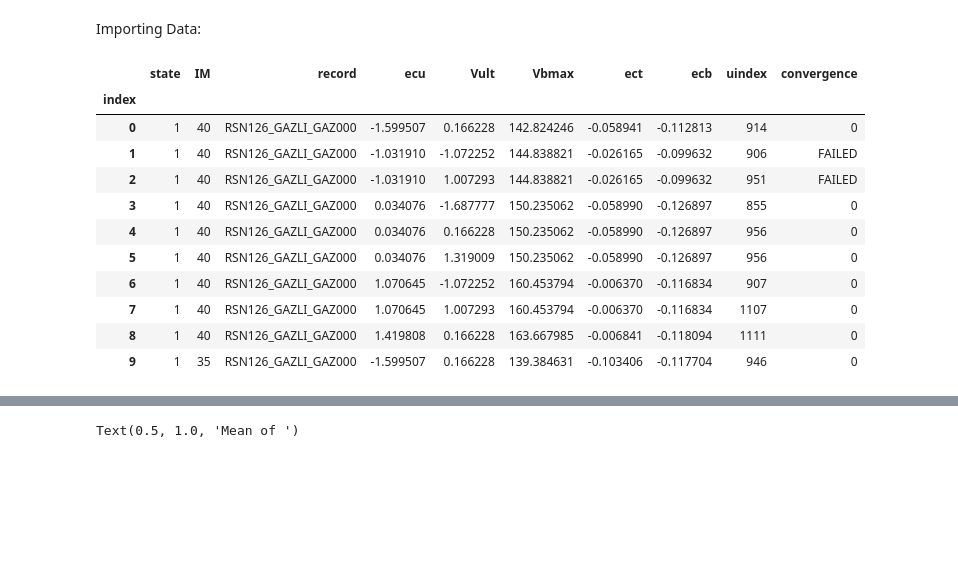
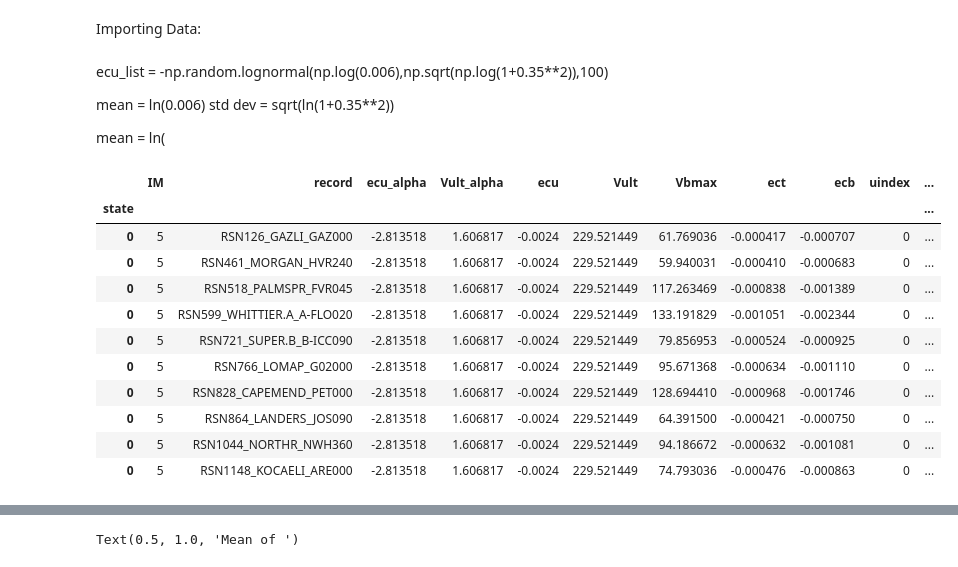
Before and after one commit to mtareqsoliman/msthesis, a Jupyter notebook: 9CCM_10202022.ipynb, the cells around one changed output, grey strips where cells are left out. Cells and saved outputs as stored; diff of their text form; code cells hidden in the pictures; blank space fills up the shorter version.

```diff
--- a/9CCM_10202022.ipynb
+++ b/9CCM_10202022.ipynb
@@ -18,35 +18,43 @@ import scipy.optimize as spo
 from matplotlib.colors import LinearSegmentedColormap
 from matplotlib import rc
 from matplotlib import rcParams
+# %% [markdown]
+ecu_list = -np.random.lognormal(np.log(0.006),np.sqrt(np.log(1+0.35**2)),100)
+
+mean = ln(0.006)
+std dev = sqrt(ln(1+0.35**2))
+
+mean = ln(
 # %%
 
-NLTHA9 = pd.read_excel('https://github.com/mtareqsoliman/msthesis/blob/main/Results/9NLTHA_FINAL.xlsx?raw=true',index_col=0)
-ecu_9,Vult_9 = np.array(NLTHA9[['ecu']]),np.array(NLTHA9[['Vult']])
+NLTHA100 = pd.read_excel('https://github.com/mtareqsoliman/msthesis/blob/main/Results/100NLTHA_FINAL.xlsx?raw=true',index_col=0)
+ecu_100,Vult_100 = np.array(NLTHA100[['ecu']]),np.array(NLTHA100[['Vult']])
 
-ecu_9_mean, ecu_9_std  = -math.exp(np.log(-ecu_9).mean()), np.log(-ecu_9).std()
-Vult_9_mean, Vult_9_std = math.exp(np.log(Vult_9).mean()), np.log(Vult_9).std()
+ecu_100_mean, ecu_100_std  = -math.exp(np.log(-ecu_100).mean()), np.log(-ecu_100).std()
+ecu_100_mean, ecu_100_std  = -math.exp(np.log(-ecu_100).mean()), np.log(-ecu_100).std()
+Vult_100_mean, Vult_100_std = math.exp(np.log(Vult_100).mean()), np.log(Vult_100).std()
 
-ecu_9_alpha = norm.cdf(np.log(-ecu_9), math.log(-ecu_9_mean), ecu_9_std)
-ecu_9_alpha = norm.ppf(ecu_9_alpha,0,1)
-Vult_9_alpha = norm.cdf(np.log(Vult_9), math.log(Vult_9_mean), Vult_9_std)
-Vult_9_alpha = norm.ppf(Vult_9_alpha,0,1)
+ecu_100_alpha = norm.cdf(np.log(-ecu_100), math.log(-ecu_100_mean), ecu_100_std)
+ecu_100_alpha = norm.ppf(ecu_100_alpha,0,1)
+Vult_100_alpha = norm.cdf(np.log(Vult_100), math.log(Vult_100_mean), Vult_100_std)
+Vult_100_alpha = norm.ppf(Vult_100_alpha,0,1)
 
-ecu_9_alpha_mean, ecu_9_alpha_std = np.mean(ecu_9_alpha), np.std(ecu_9_alpha)
-Vult_9_alpha_mean,Vult_9_alpha_std = np.mean(Vult_9_alpha), np.std(Vult_9_alpha)
+ecu_100_alpha_mean, ecu_100_alpha_std = np.mean(ecu_100_alpha), np.std(ecu_100_alpha)
+Vult_100_alpha_mean,Vult_100_alpha_std = np.mean(Vult_100_alpha), np.std(Vult_100_alpha)
 
-NLTHA9['ecu']=ecu_9_alpha
-NLTHA9['Vult']=Vult_9_alpha
-NLTHA9.head(10)
+NLTHA100.insert(2,'ecu_alpha',ecu_100_alpha)
+NLTHA100.insert(3,'Vult_alpha',Vult_100_alpha)
+NLTHA100.head(10)
 # %% [output]
-|  | state | IM | record | ecu | Vult | Vbmax | ect | ecb | uindex | convergence |
-| index |  |  |  |  |  |  |  |  |  |  |
-| 0 | 1 | 40 | RSN126_GAZLI_GAZ000 | -1.599507 | 0.166228 | 142.824246 | -0.058941 | -0.112813 | 914 | 0 |
-| 1 | 1 | 40 | RSN126_GAZLI_GAZ000 | -1.031910 | -1.072252 | 144.838821 | -0.026165 | -0.099632 | 906 | FAILED |
-| 2 | 1 | 40 | RSN126_GAZLI_GAZ000 | -1.031910 | 1.007293 | 144.838821 | -0.026165 | -0.099632 | 951 | FAILED |
-| 3 | 1 | 40 | RSN126_GAZLI_GAZ000 | 0.034076 | -1.687777 | 150.235062 | -0.058990 | -0.126897 | 855 | 0 |
-| 4 | 1 | 40 | RSN126_GAZLI_GAZ000 | 0.034076 | 0.166228 | 150.235062 | -0.058990 | -0.126897 | 956 | 0 |
-| 5 | 1 | 40 | RSN126_GAZLI_GAZ000 | 0.034076 | 1.319009 | 150.235062 | -0.058990 | -0.126897 | 956 | 0 |
-| 6 | 1 | 40 | RSN126_GAZLI_GAZ000 | 1.070645 | -1.072252 | 160.453794 | -0.006370 | -0.116834 | 907 | 0 |
-| 7 | 1 | 40 | RSN126_GAZLI_GAZ000 | 1.070645 | 1.007293 | 160.453794 | -0.006370 | -0.116834 | 1107 | 0 |
-| 8 | 1 | 40 | RSN126_GAZLI_GAZ000 | 1.419808 | 0.166228 | 163.667985 | -0.006841 | -0.118094 | 1111 | 0 |
-| 9 | 1 | 35 | RSN126_GAZLI_GAZ000 | -1.599507 | 0.166228 | 139.384631 | -0.103406 | -0.117704 | 946 | 0 |
+|  | IM | record | ecu_alpha | Vult_alpha | ecu | Vult | Vbmax | ect | ecb | uindex | ... |
+| state |  |  |  |  |  |  |  |  |  |  | ... |
+| 0 | 5 | RSN126_GAZLI_GAZ000 | -2.813518 | 1.606817 | -0.0024 | 229.521449 | 61.769036 | -0.000417 | -0.000707 | 0 | ... |
+| 0 | 5 | RSN461_MORGAN_HVR240 | -2.813518 | 1.606817 | -0.0024 | 229.521449 | 59.940031 | -0.000410 | -0.000683 | 0 | ... |
+| 0 | 5 | RSN518_PALMSPR_FVR045 | -2.813518 | 1.606817 | -0.0024 | 229.521449 | 117.263469 | -0.000838 | -0.001389 | 0 | ... |
+| 0 | 5 | RSN599_WHITTIER.A_A-FLO020 | -2.813518 | 1.606817 | -0.0024 | 229.521449 | 133.191829 | -0.001051 | -0.002344 | 0 | ... |
+| 0 | 5 | RSN721_SUPER.B_B-ICC090 | -2.813518 | 1.606817 | -0.0024 | 229.521449 | 79.856953 | -0.000524 | -0.000925 | 0 | ... |
+| 0 | 5 | RSN766_LOMAP_G02000 | -2.813518 | 1.606817 | -0.0024 | 229.521449 | 95.671368 | -0.000634 | -0.001110 | 0 | ... |
+| 0 | 5 | RSN828_CAPEMEND_PET000 | -2.813518 | 1.606817 | -0.0024 | 229.521449 | 128.694410 | -0.000968 | -0.001746 | 0 | ... |
+| 0 | 5 | RSN864_LANDERS_JOS090 | -2.813518 | 1.606817 | -0.0024 | 229.521449 | 64.391500 | -0.000421 | -0.000750 | 0 | ... |
+| 0 | 5 | RSN1044_NORTHR_NWH360 | -2.813518 | 1.606817 | -0.0024 | 229.521449 | 94.186672 | -0.000632 | -0.001081 | 0 | ... |
+| 0 | 5 | RSN1148_KOCAELI_ARE000 | -2.813518 | 1.606817 | -0.0024 | 229.521449 | 74.793036 | -0.000476 | -0.000863 | 0 | ... |
```
Also changed, not shown: parts of 4 cells of this notebook.
